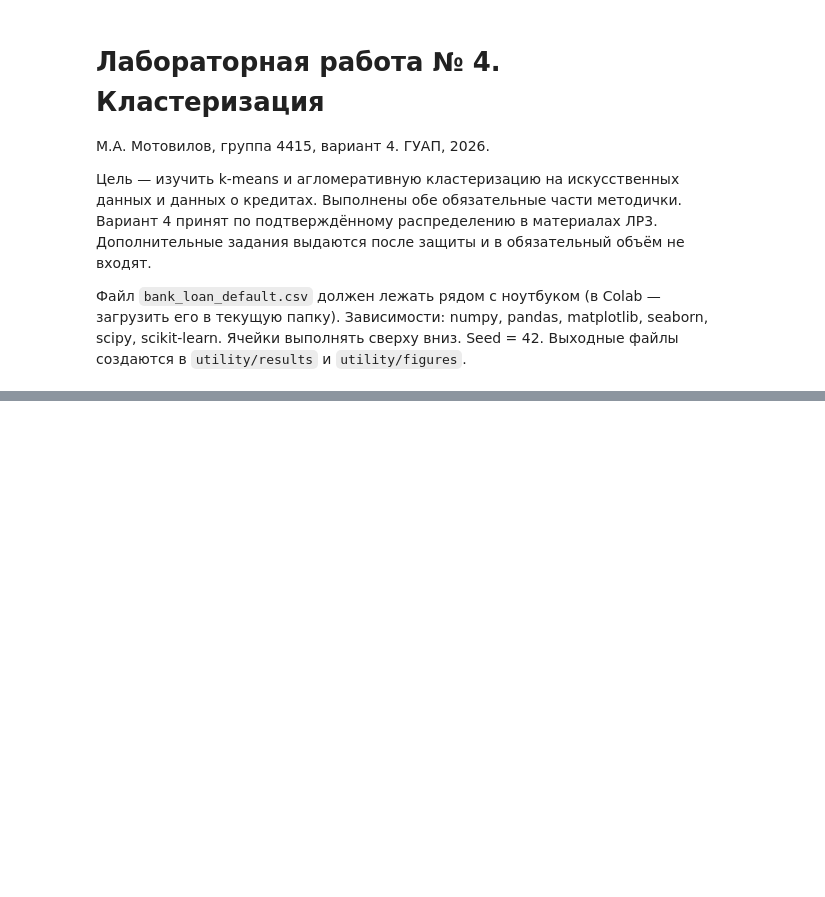
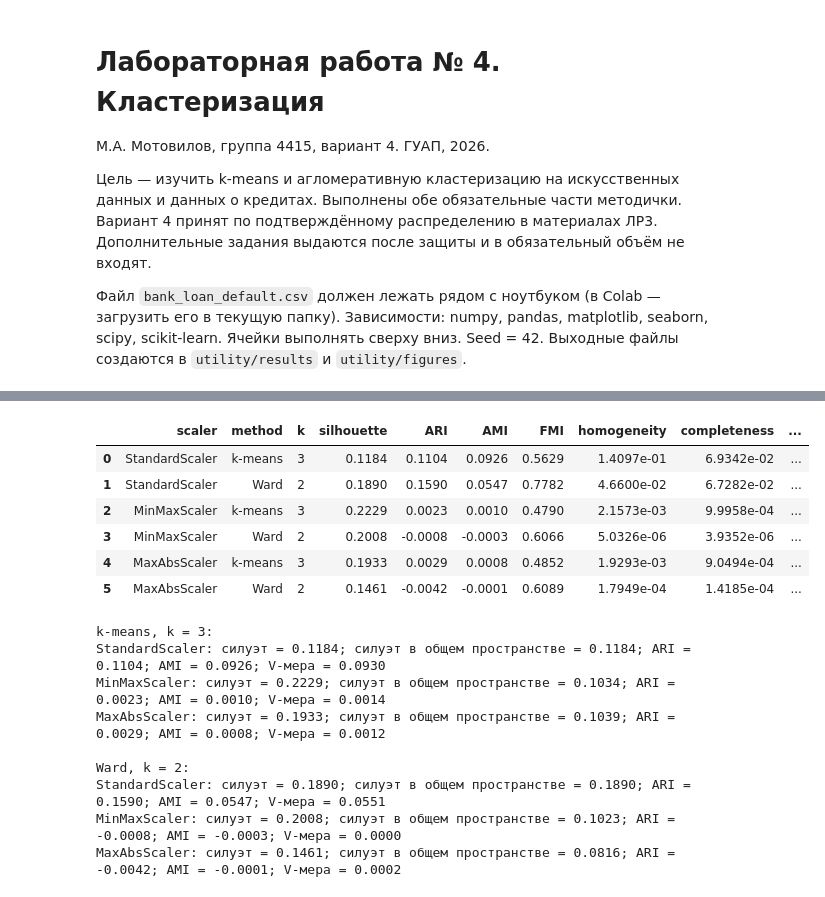
Before and after one commit to MMLive79/ida-laba-4, a Jupyter notebook: ЛР4_Вариант4.ipynb, the cells around one changed output, grey strips where cells are left out. Cells and saved outputs as stored; diff of their text form; code cells hidden in the pictures; blank space fills up the shorter version.

```diff
--- a/ЛР4_Вариант4.ipynb
+++ b/ЛР4_Вариант4.ipynb
@@ -593,0 +634,51 @@ ARI с известным Default: k-means = 0.1104, Ward = 0.1590. Число
+# %%
+from sklearn.preprocessing import MinMaxScaler, MaxAbsScaler
+
+scaler_rows = []
+for scaler_name, transform in [
+    ('StandardScaler', StandardScaler()),
+    ('MinMaxScaler', MinMaxScaler()),
+    ('MaxAbsScaler', MaxAbsScaler()),
+]:
+    Z_scaled = transform.fit_transform(X)
+    for method, model in [
+        ('k-means', KMeans(n_clusters=best_k, n_init=20, random_state=SEED)),
+        ('Ward', AgglomerativeClustering(n_clusters=best_ward_k, linkage='ward')),
+    ]:
+        scaled_labels = model.fit_predict(Z_scaled)
+        scaler_rows.append({
+            'scaler': scaler_name,
+            'method': method,
+            'k': model.n_clusters,
+            **quality(Z_scaled, scaled_labels, y),
+            'silhouette_reference': silhouette_score(Z, scaled_labels),
+        })
+
+scaler_comparison = pd.DataFrame(scaler_rows)
+display(scaler_comparison)
+
+for method in ['k-means', 'Ward']:
+    selected = scaler_comparison[scaler_comparison.method == method]
+    print(f'\n{method}, k = {int(selected.iloc[0]["k"])}:')
+    for row in selected.itertuples():
+        print(f'{row.scaler}: силуэт = {row.silhouette:.4f}; '
+              f'силуэт в общем пространстве = {row.silhouette_reference:.4f}; '
+              f'ARI = {row.ARI:.4f}; AMI = {row.AMI:.4f}; '
+              f'V-мера = {row.V_measure:.4f}')
+# %% [output]
+|  | scaler | method | k | silhouette | ARI | AMI | FMI | homogeneity | completeness | ... |
+| 0 | StandardScaler | k-means | 3 | 0.1184 | 0.1104 | 0.0926 | 0.5629 | 1.4097e-01 | 6.9342e-02 | ... |
+| 1 | StandardScaler | Ward | 2 | 0.1890 | 0.1590 | 0.0547 | 0.7782 | 4.6600e-02 | 6.7282e-02 | ... |
+| 2 | MinMaxScaler | k-means | 3 | 0.2229 | 0.0023 | 0.0010 | 0.4790 | 2.1573e-03 | 9.9958e-04 | ... |
+| 3 | MinMaxScaler | Ward | 2 | 0.2008 | -0.0008 | -0.0003 | 0.6066 | 5.0326e-06 | 3.9352e-06 | ... |
+| 4 | MaxAbsScaler | k-means | 3 | 0.1933 | 0.0029 | 0.0008 | 0.4852 | 1.9293e-03 | 9.0494e-04 | ... |
+| 5 | MaxAbsScaler | Ward | 2 | 0.1461 | -0.0042 | -0.0001 | 0.6089 | 1.7949e-04 | 1.4185e-04 | ... |
+k-means, k = 3:
+StandardScaler: силуэт = 0.1184; силуэт в общем пространстве = 0.1184; ARI = 0.1104; AMI = 0.0926; V-мера = 0.0930
+MinMaxScaler: силуэт = 0.2229; силуэт в общем пространстве = 0.1034; ARI = 0.0023; AMI = 0.0010; V-мера = 0.0014
+MaxAbsScaler: силуэт = 0.1933; силуэт в общем пространстве = 0.1039; ARI = 0.0029; AMI = 0.0008; V-мера = 0.0012
+
+Ward, k = 2:
+StandardScaler: силуэт = 0.1890; силуэт в общем пространстве = 0.1890; ARI = 0.1590; AMI = 0.0547; V-мера = 0.0551
+MinMaxScaler: силуэт = 0.2008; силуэт в общем пространстве = 0.1023; ARI = -0.0008; AMI = -0.0003; V-мера = 0.0000
+MaxAbsScaler: силуэт = 0.1461; силуэт в общем пространстве = 0.0816; ARI = -0.0042; AMI = -0.0001; V-мера = 0.0002
```
Also changed, not shown: parts of 46 cells of this notebook, 18 other files.
